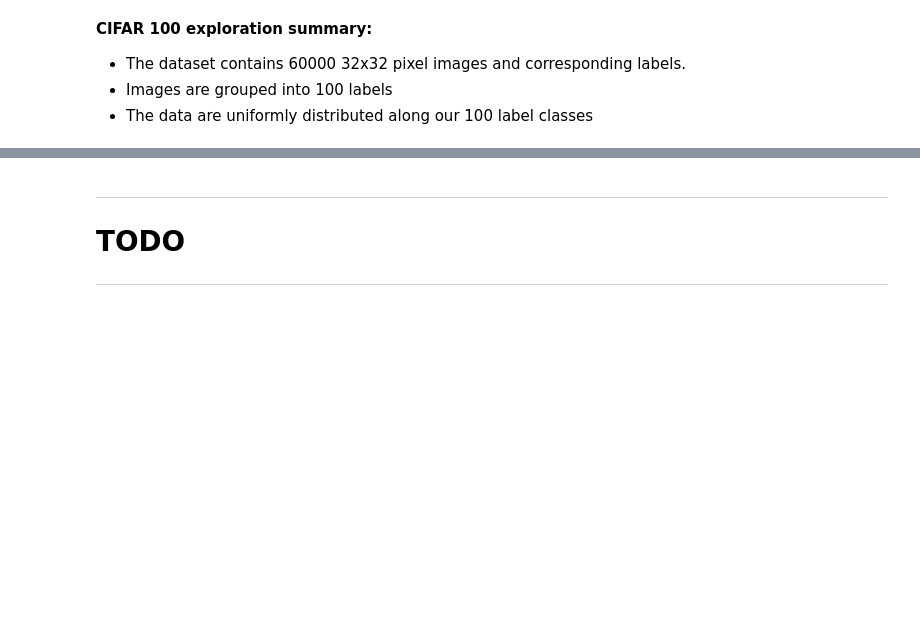
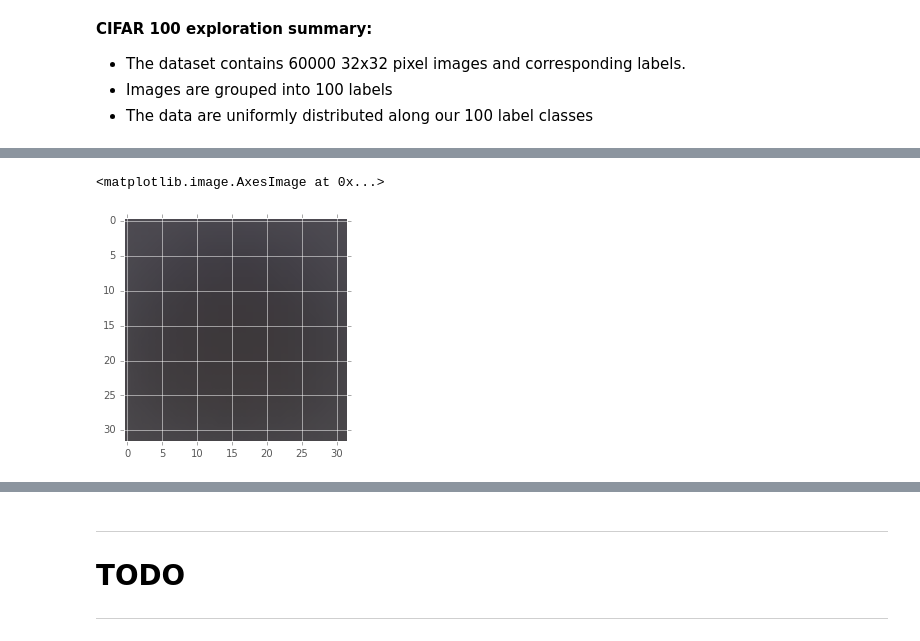
Before and after one commit to miro-ka/convnet_capstone, a Jupyter notebook: project_report_v2.ipynb, the cells around one changed output, grey strips where cells are left out. Saved outputs shown, nothing was run; the diff lists cells and outputs as text; code cells hidden in the pictures; blank space fills up the shorter version.

```diff
--- a/project_report.ipynb
+++ b/project_report_v2.ipynb
@@ -310,0 +282,11 @@ From the above plots, we can see that our CIFAR 100 data are uniformly distribut
+# %%
+# Take the std across all images
+std_img = np.std(imgs, axis=0)
+
+# Then plot the std image.
+plt.figure()
+#m = mean_img.reshape(3, 32, 32).transpose(1,2,0)
+plt.imshow(std_img.astype(np.uint8))
+# %% [output]
+<matplotlib.image.AxesImage at 0x...>
+[figure, added]
```
Also changed, not shown: parts of 12 cells of this notebook, 2 other files.
